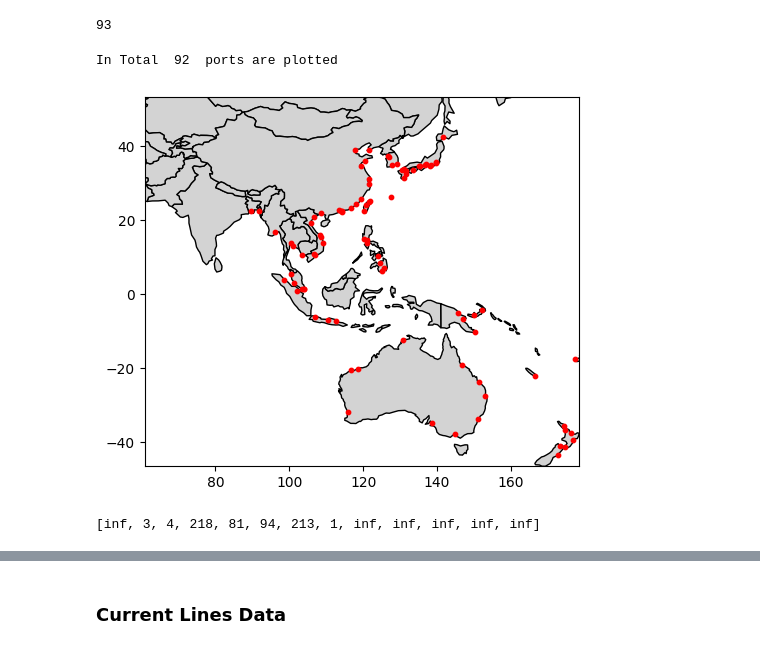
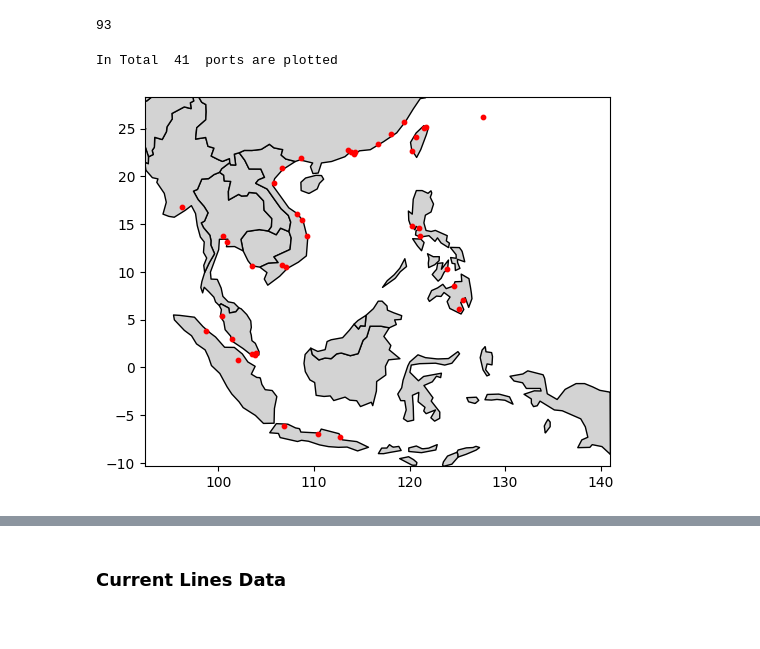
Before and after one commit to anjaliancy/nus-cma-proj-priv, a Jupyter notebook: src/test_data.ipynb, the cells around one changed output, grey strips where cells are left out. Saved outputs shown, nothing was run; the diff lists cells and outputs as text; code cells hidden in the pictures.

```diff
--- a/src/test_data.ipynb
+++ b/src/test_data.ipynb
@@ -33,19 +33,15 @@ print(portpool.get_number_of_ports())
 93
 # %%
 asia_pacific_countries = [
-	'China','Taiwan', 'Japan', 'South Korea',
+	#'China','Taiwan', 'Japan', 'South Korea',
 	'Vietnam', 'Myanmar', 'Laos', 'Thailand', 'Cambodia',
 	'Indonesia', 'Philippines', 'Malaysia', 'Singapore', 'Brunei', 'Timor-Leste',
-	'Pakistan', 'India', 'Bangladesh', 'Sri Lanka', 'Nepal','Maldives',
-	'Australia', 'Papua New Guinea', 'New Zealand', 'Solomon Islands',
-	'Vanuatu', 'Samoa', 'Tonga', 'Tuvalu', 'Nauru', 'Palau', 'Marshall Islands','Kiribati' #, 'Fiji'
+	#'Pakistan', 'India', 'Bangladesh', 'Sri Lanka', 'Nepal','Maldives',
+	#'Australia', 'Papua New Guinea', 'New Zealand', 'Solomon Islands',
+	#'Vanuatu', 'Samoa', 'Tonga', 'Tuvalu', 'Nauru', 'Palau', 'Marshall Islands','Kiribati' #, 'Fiji'
 ]
+assert portpool is not None
 _, ax, portpool_selected = portpool.plot(asia_pacific_countries, plot_port_id = False)
 # %% [output]
-In Total  92  ports are plotted
+In Total  41  ports are plotted
-[figure, old version]
+[figure, new version]
-# %%
-port_PHMNL = portpool_selected.get_port_by_name('PHMNL')
-port_PHMNL.get_port_call_costs(vessels_pool)
-# %% [output]
-[inf, 3, 4, 218, 81, 94, 213, 1, inf, inf, inf, inf, inf]
```
Also changed, not shown: parts of 13 cells of this notebook, 5 other files.
